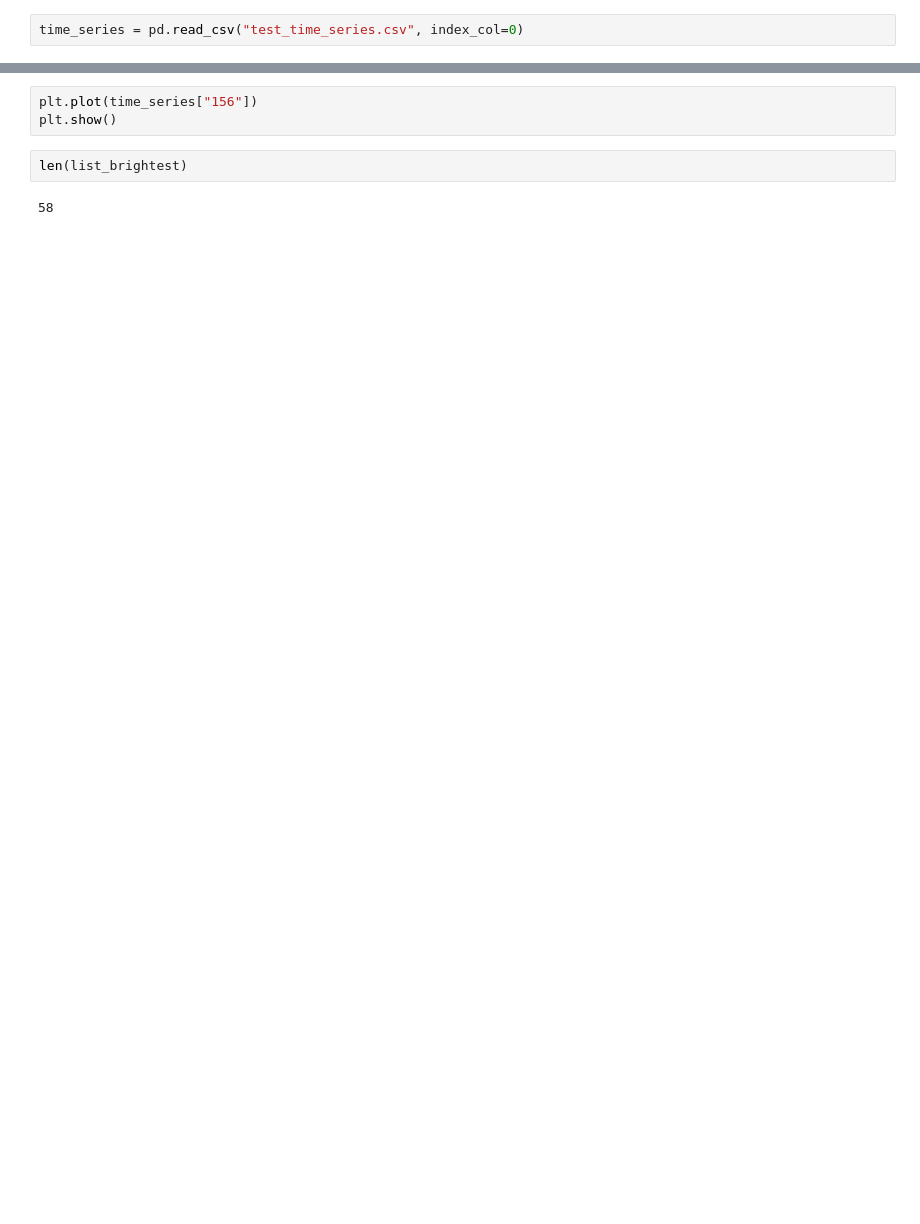
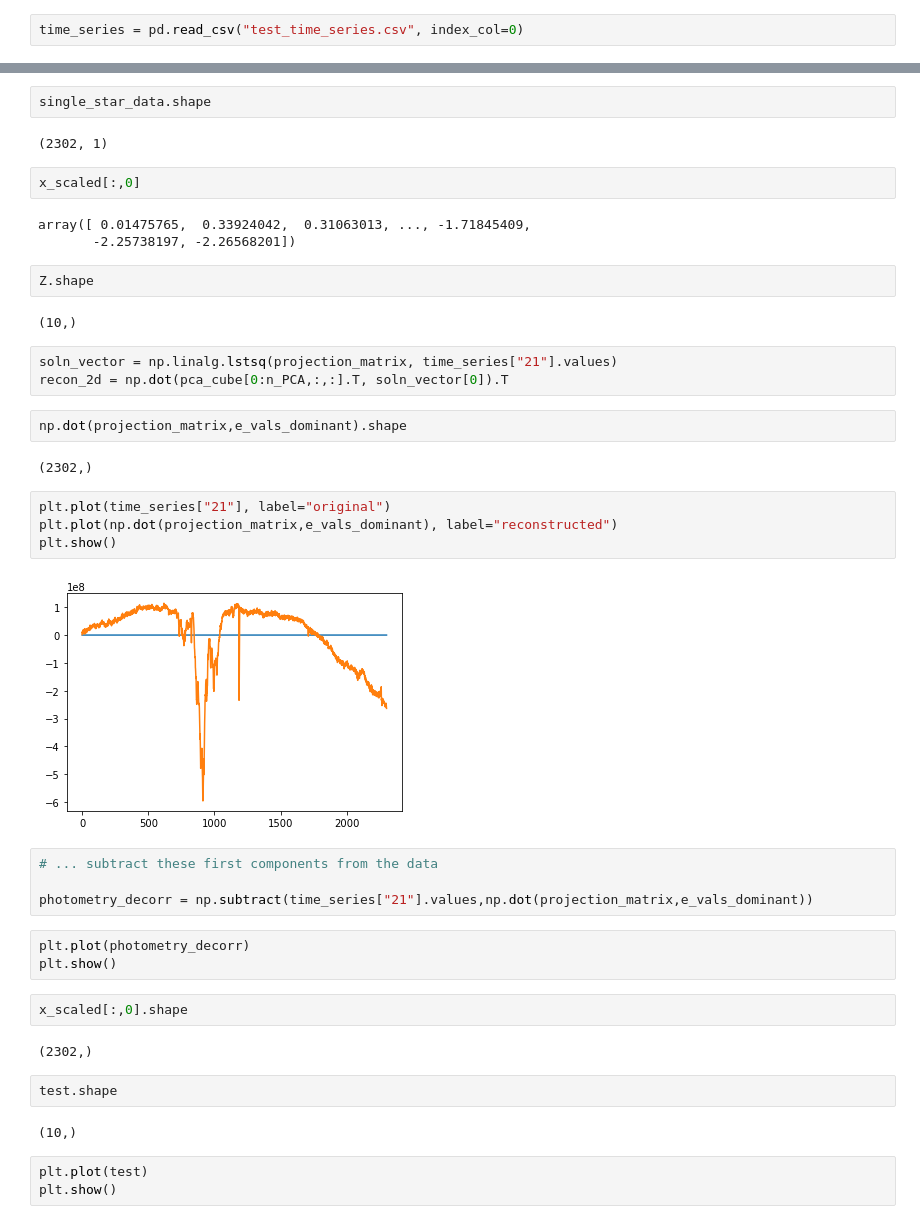
Before and after one commit to mwanakijiji/kriz_projects, a Jupyter notebook: notebooks_for_development/pca_analysis.ipynb, the cells around one changed output, grey strips where cells are left out. Saved outputs shown, nothing was run; the diff lists cells and outputs as text; blank space fills up the shorter version.

```diff
--- a/notebooks_for_development/pca_analysis.ipynb
+++ b/notebooks_for_development/pca_analysis.ipynb
@@ -40,7 +159,44 @@ plt.show()
+# %%
+single_star_data.shape
+# %% [output]
+(2302, 1)
+# %%
+x_scaled[:,0]
+# %% [output]
+array([ 0.01475765,  0.33924042,  0.31063013, ..., -1.71845409,
+       -2.25738197, -2.26568201])
+# %%
+Z.shape
+# %% [output]
+(10,)
+# %%
+soln_vector = np.linalg.lstsq(projection_matrix, time_series["21"].values)
+recon_2d = np.dot(pca_cube[0:n_PCA,:,:].T, soln_vector[0]).T
+# %%
+np.dot(projection_matrix,e_vals_dominant).shape
+# %% [output]
+(2302,)
+# %%
+plt.plot(time_series["21"], label="original")
+plt.plot(np.dot(projection_matrix,e_vals_dominant), label="reconstructed")
+plt.show()
+# %% [output]
+[figure, added]
+# %%
+# ... subtract these first components from the data
+
+photometry_decorr = np.subtract(time_series["21"].values,np.dot(projection_matrix,e_vals_dominant))
 # %%
-plt.plot(time_series["156"])
+plt.plot(photometry_decorr)
 plt.show()
-# %%
-len(list_brightest)
-# %% [output]
-58
+# %%
+x_scaled[:,0].shape
+# %% [output]
+(2302,)
+# %%
+test.shape
+# %% [output]
+(10,)
+# %%
+plt.plot(test)
+plt.show()
```
Also changed, not shown: parts of 28 cells of this notebook.
